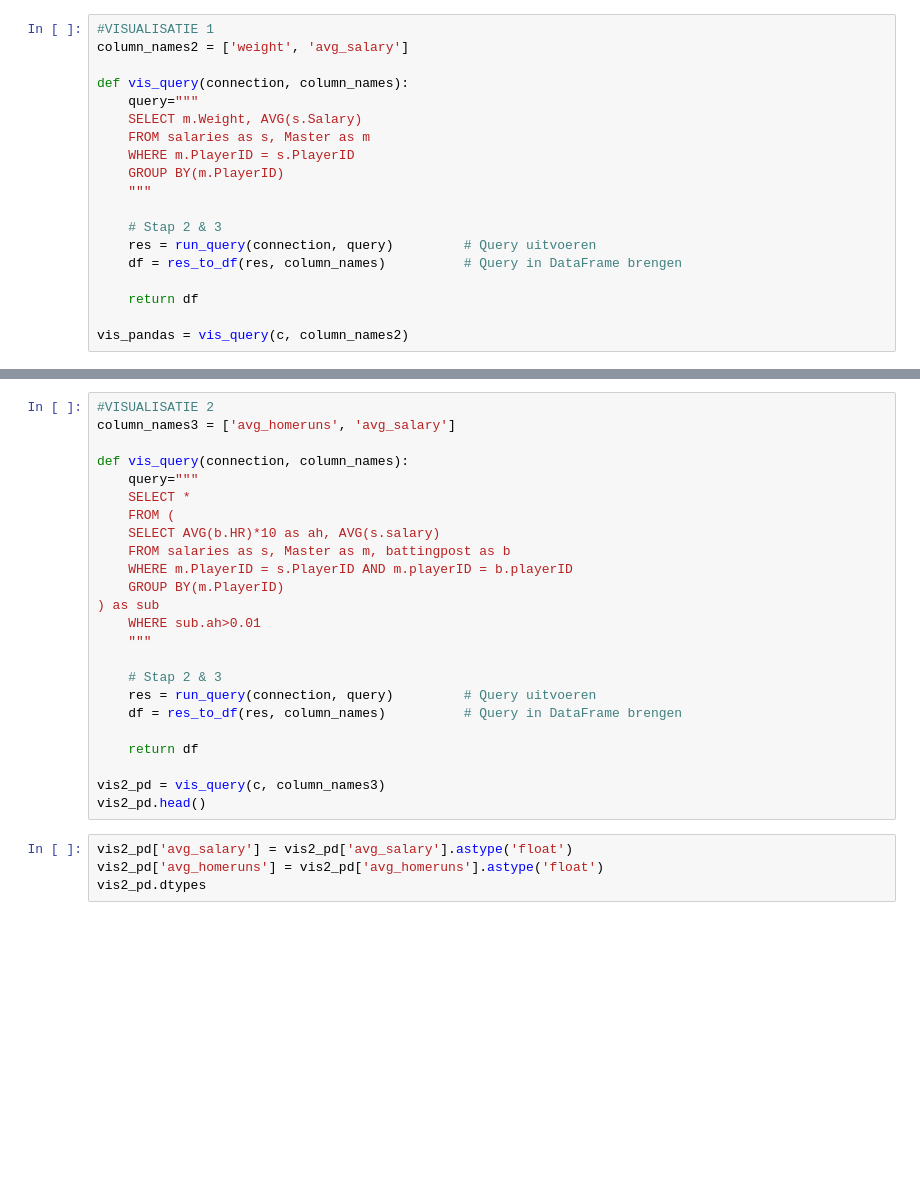
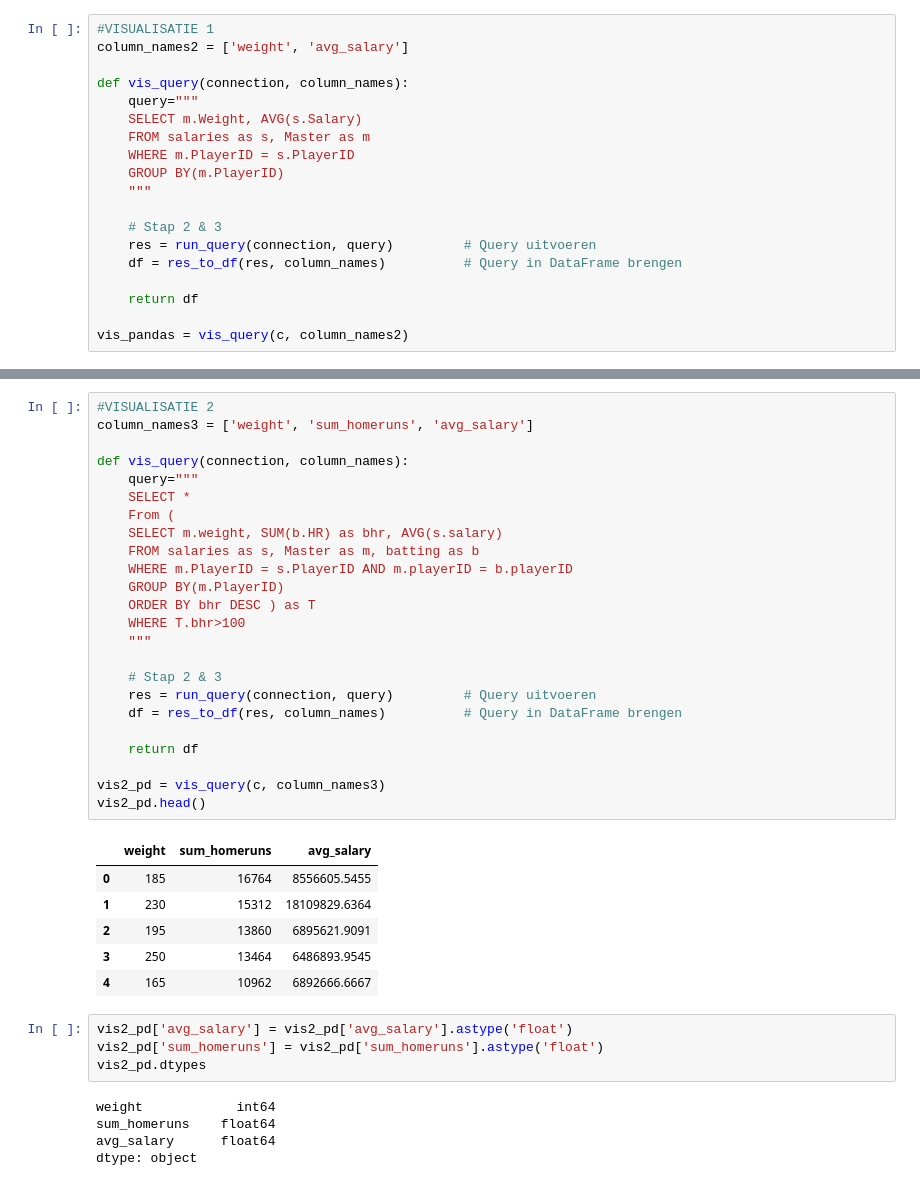
Before and after one commit to eliasverheyen/DB_PART4, a Jupyter notebook: Pt IV_0905.ipynb, the cells around one changed output, grey strips where cells are left out. Drawn from its saved outputs; the diff is of its cells as text; blank space fills up the shorter version.

```diff
--- a/Pt IV_0905.ipynb
+++ b/Pt IV_0905.ipynb
@@ -325,29 +344,41 @@ Merk op dat tupels met bijna 0 avg homeruns niet meegenomen worden en merk op da
 # %%
 #VISUALISATIE 2
-column_names3 = ['avg_homeruns', 'avg_salary']
+column_names3 = ['weight', 'sum_homeruns', 'avg_salary']
 
 def vis_query(connection, column_names):
     query="""
     SELECT *
-    FROM (
-    SELECT AVG(b.HR)*10 as ah, AVG(s.salary)
-    FROM salaries as s, Master as m, battingpost as b
+    From (
+    SELECT m.weight, SUM(b.HR) as bhr, AVG(s.salary)
+    FROM salaries as s, Master as m, batting as b
     WHERE m.PlayerID = s.PlayerID AND m.playerID = b.playerID
     GROUP BY(m.PlayerID)
-) as sub
-    WHERE sub.ah>0.01
+    ORDER BY bhr DESC ) as T
+    WHERE T.bhr>100
     """
 
     # Stap 2 & 3
     res = run_query(connection, query)         # Query uitvoeren
     df = res_to_df(res, column_names)          # Query in DataFrame brengen
 
     return df
 
 vis2_pd = vis_query(c, column_names3)
 vis2_pd.head()
+# %% [output]
+|  | weight | sum_homeruns | avg_salary |
+| 0 | 185 | 16764 | 8556605.5455 |
+| 1 | 230 | 15312 | 18109829.6364 |
+| 2 | 195 | 13860 | 6895621.9091 |
+| 3 | 250 | 13464 | 6486893.9545 |
+| 4 | 165 | 10962 | 6892666.6667 |
 # %%
 vis2_pd['avg_salary'] = vis2_pd['avg_salary'].astype('float')
-vis2_pd['avg_homeruns'] = vis2_pd['avg_homeruns'].astype('float')
+vis2_pd['sum_homeruns'] = vis2_pd['sum_homeruns'].astype('float')
 vis2_pd.dtypes
+# %% [output]
+weight            int64
+sum_homeruns    float64
+avg_salary      float64
+dtype: object
 # %%
```
Also changed, not shown: parts of 11 cells of this notebook.
